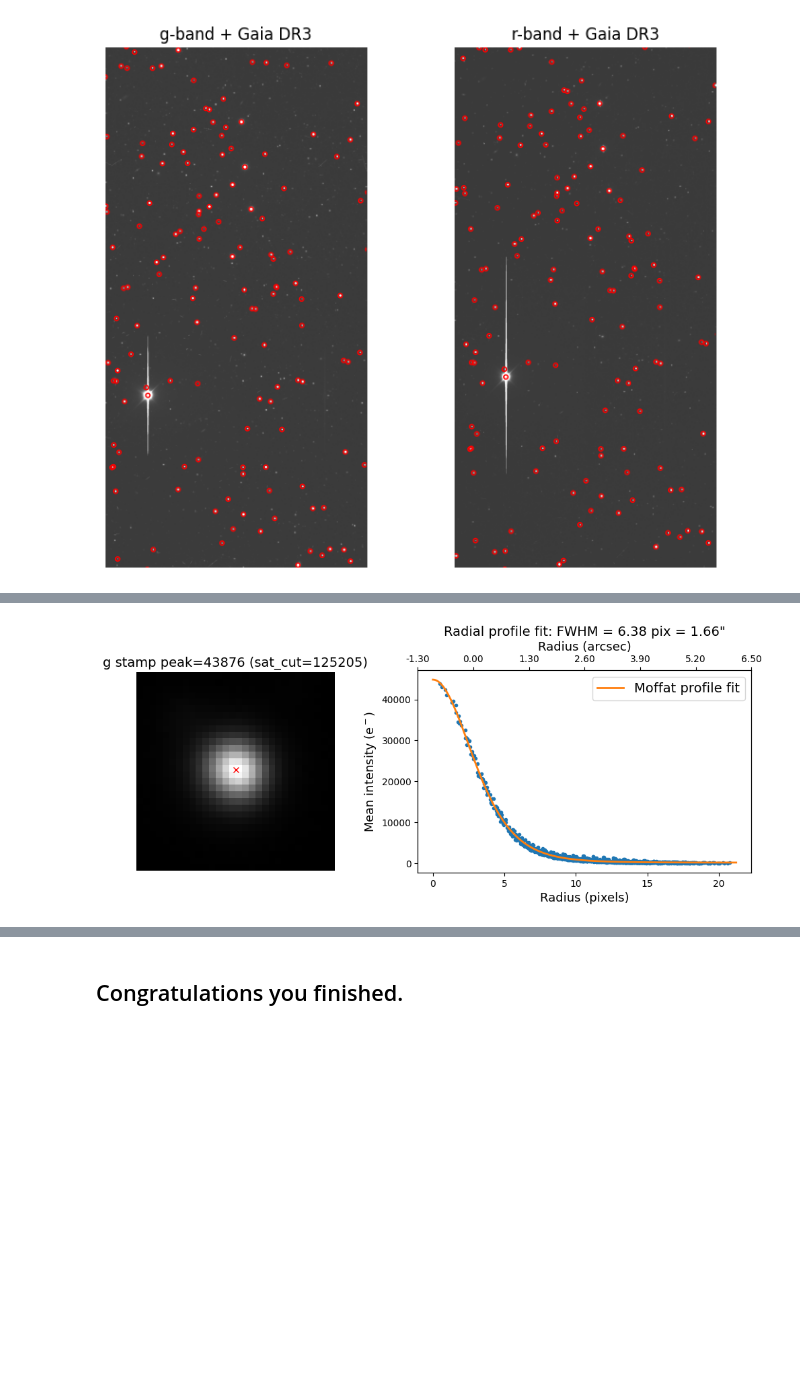
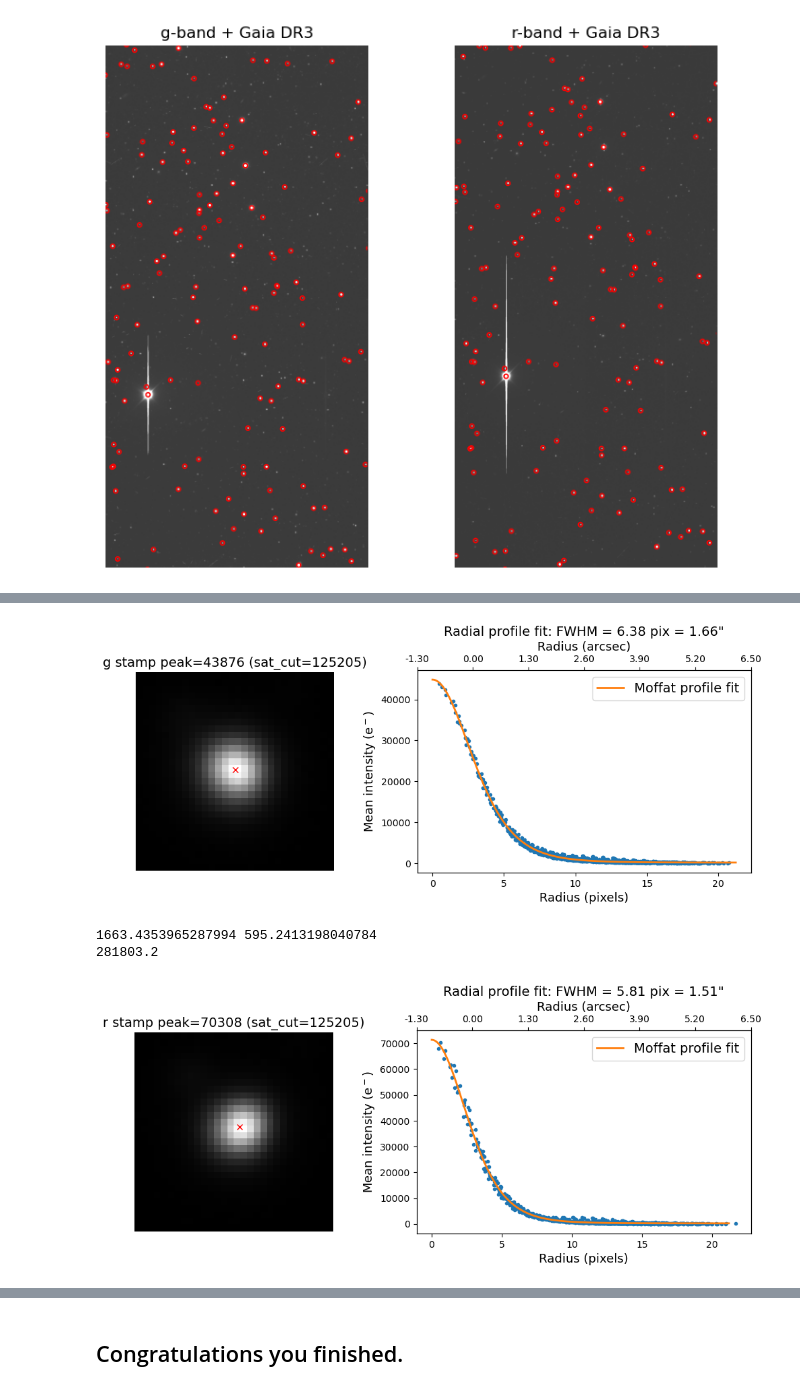
Before and after one commit to oliviergilbertastro/UMich, a Jupyter notebook: ASTRO501/hw1b/HW1b_v1.1.ipynb, the cells around one changed output, grey strips where cells are left out. Saved outputs shown, nothing was run; the diff lists cells and outputs as text; code cells hidden in the pictures; blank space fills up the shorter version.

Commit message:
red FWHM

```diff
--- a/ASTRO501/hw1b/HW1b_v1.1.ipynb
+++ b/ASTRO501/hw1b/HW1b_v1.1.ipynb
@@ -789,9 +789,14 @@ star_coords = SkyCoord(
     dec=star_gaia["DE_ICRS"]*u.deg,
     frame="icrs"
 )
+
+# Function to fit PSF
+def moffat(r, I0, alpha, beta, bg):
+    return I0 * (1 + (r / alpha)**2)**(-beta) + bg
+from scipy.optimize import curve_fit
+
 star_x, star_y = wcs_g.world_to_pixel(star_coords)
 print(star_x, star_y)
-
 cutout_radius = 15
 x0, y0 = np.round(star_x)-cutout_radius, np.round(star_y)-cutout_radius
 cutout = g_sub[int(np.round(star_y))-cutout_radius:int(np.round(star_y))+cutout_radius, int(np.round(star_x))-cutout_radius:int(np.round(star_x))+cutout_radius]
@@ -800,21 +805,14 @@ cutout = g_sub[int(np.round(star_y))-cutout_radius:int(np.round(star_y))+cutout_
 xc = star_x - x0
 yc = star_y - y0
 
-
 # build radius map
 ny, nx = cutout.shape
-
 r_centers = []
 mean_I = []
 for y in range(ny):
     for x in range(nx):
         r_centers.append(np.sqrt((xc-x)**2+(yc-y)**2))
         mean_I.append(cutout[y,x])
-
-# Function to fit PSF
-def moffat(r, I0, alpha, beta, bg):
-    return I0 * (1 + (r / alpha)**2)**(-beta) + bg
-from scipy.optimize import curve_fit
 
 res = curve_fit(moffat, r_centers, mean_I, bounds = ([0, 0, 0, -np.inf], [np.inf, np.inf, np.inf, np.inf]))[0]
 alpha, beta = res[1:3]
@@ -844,4 +842,57 @@ ax2.set_title(f"Radial profile fit: FWHM = {FWHM:.2f} pix = {FWHM*pix_scale:.2f}
 ax2.legend(fontsize=14)
 plt.savefig("P6.png")
 plt.show()
+
+FWHM_g = FWHM
+
+# Now for red:
+star_x, star_y = wcs_r.world_to_pixel(star_coords)
+print(star_x, star_y)
+cutout_radius = 15
+x0, y0 = np.round(star_x)-cutout_radius, np.round(star_y)-cutout_radius
+cutout = r_sub[int(np.round(star_y))-cutout_radius:int(np.round(star_y))+cutout_radius, int(np.round(star_x))-cutout_radius:int(np.round(star_x))+cutout_radius]
+
+# star center in cutout coordinates
+xc = star_x - x0
+yc = star_y - y0
+
+# build radius map
+ny, nx = cutout.shape
+r_centers = []
+mean_I = []
+for y in range(ny):
+    for x in range(nx):
+        r_centers.append(np.sqrt((xc-x)**2+(yc-y)**2))
+        mean_I.append(cutout[y,x])
+
+res = curve_fit(moffat, r_centers, mean_I, bounds = ([0, 0, 0, -np.inf], [np.inf, np.inf, np.inf, np.inf]))[0]
+alpha, beta = res[1:3]
+FWHM = 2 * alpha * np.sqrt(2**(1/beta) - 1)
+pix_scale = 0.26 # arcsec/pixel
+rs = np.linspace(0,np.sqrt(2)*cutout_radius,1000)
+print(np.nanmax(r_sub))
+from matplotlib.gridspec import GridSpec
+fig = plt.figure(figsize=(12,5))
+gs = GridSpec(50, 120, wspace=0.0, hspace=0.0)
+ax1 = fig.add_subplot(gs[5:44, 1:39])
+ax2 = fig.add_subplot(gs[5:44, 55:119])
+ax1.imshow(cutout, origin="lower", cmap="gray")
+ax1.plot(xc, yc, marker="x", color="red")
+ax1.axis("off")
+ax1.set_title(f"r stamp peak={np.max(cutout):.0f} (sat_cut={65535/2 * 3.820999999999999:.0f})", fontsize=14) # saturation cut = 50%*ADC*gain
+ax2.plot(r_centers, mean_I, marker=".", ls="None")
+ax2.plot(rs, moffat(rs, *res), marker="None", ls="-", lw=2, label="Moffat profile fit")
+ax2.set_ylabel(r"Mean intensity (e$^-$)", fontsize=13)
+ax2.set_xlabel(r"Radius (pixels)", fontsize=13)
+ticks = ax2.get_xticks()
+ax_top = ax2.twiny()
+ax_top.set_xticks(ticks)
+ax_top.set_xticklabels([f"{t*pix_scale:.2f}" for t in ticks])
+ax_top.set_xlabel("Radius (arcsec)", fontsize=13)
+ax2.set_title(f"Radial profile fit: FWHM = {FWHM:.2f} pix = {FWHM*pix_scale:.2f}" + '"', fontsize=14)
+ax2.legend(fontsize=14)
+plt.savefig("P6_r.png")
+plt.show()
+
+FWHM_r = FWHM
 # %% [output]
@@ -850,4 +901,7 @@ plt.show()
 [figure]
+1663.4353965287994 595.2413198040784
+281803.2
+[figure, added]
 # %% [markdown]
 ## Plot P7: Find and mark all the unsaturated and isolated stars *(create the requested figure)*
 
```
Also changed, not shown: parts of 3 cells of this notebook, 4 other files.
